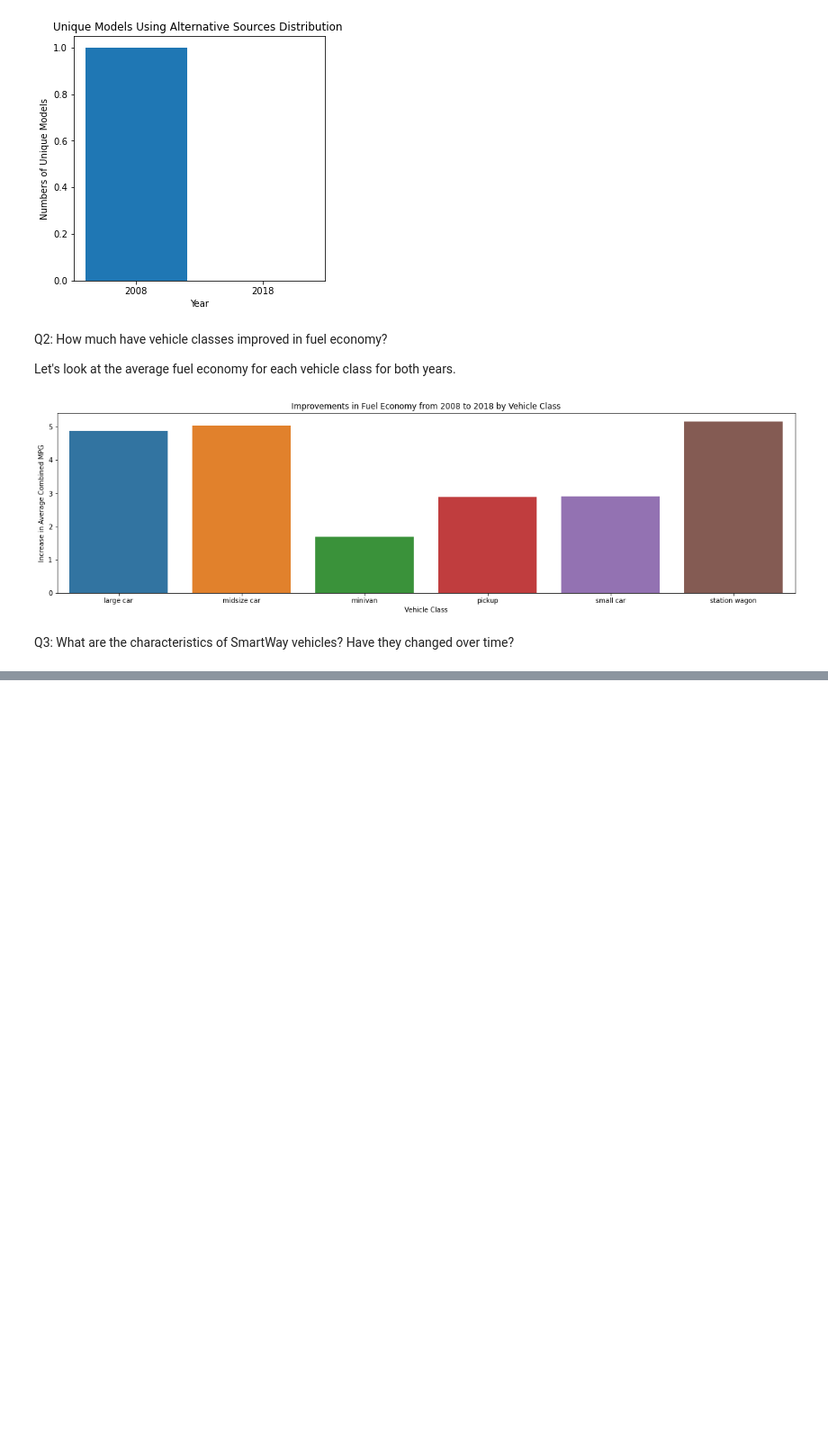
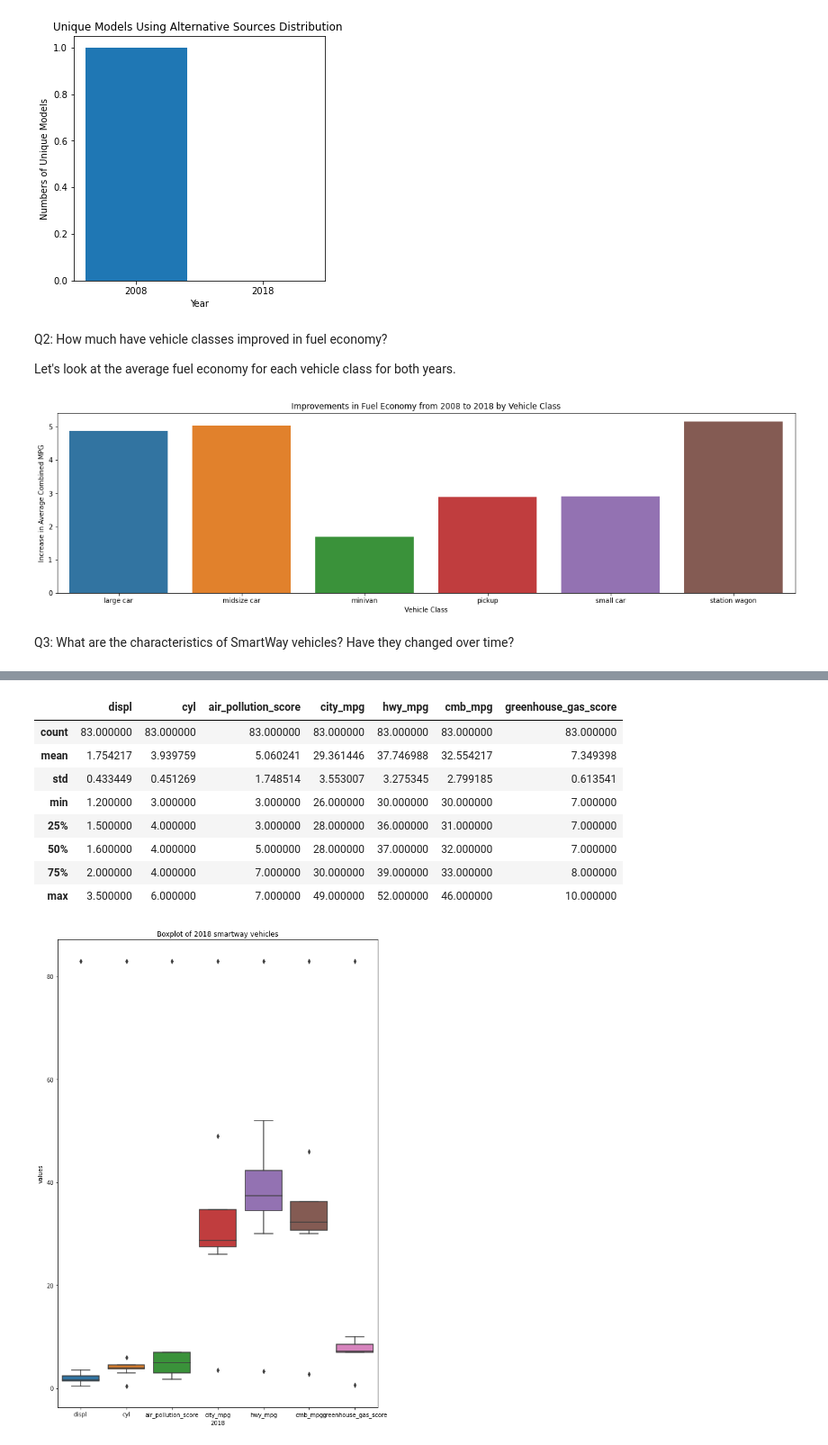
Before and after one commit to AmzadHossainrafis/fuel-economy-data-analysis, a Jupyter notebook: project_name/project.ipynb, the cells around one changed output, grey strips where cells are left out. Shown: that part at 90% size. Cells and saved outputs as stored; diff of their text form; code cells hidden in the pictures; blank space fills up the shorter version.

```diff
--- a/project_name/project.ipynb
+++ b/project_name/project.ipynb
@@ -800,0 +843,22 @@ Q3: What are the characteristics of SmartWay vehicles? Have they changed over ti
+# %%
+
+y=smart_18.describe()
+#boxplot
+plt.subplots(figsize=(10,15))
+sns.boxplot(data=y)
+plt.title('Boxplot of 2018 smartway vehicles')
+plt.xlabel('2018')
+plt.ylabel('values')
+
+y
+# %% [output]
+|  | displ | cyl | air_pollution_score | city_mpg | hwy_mpg | cmb_mpg | greenhouse_gas_score |
+| count | 83.000000 | 83.000000 | 83.000000 | 83.000000 | 83.000000 | 83.000000 | 83.000000 |
+| mean | 1.754217 | 3.939759 | 5.060241 | 29.361446 | 37.746988 | 32.554217 | 7.349398 |
+| std | 0.433449 | 0.451269 | 1.748514 | 3.553007 | 3.275345 | 2.799185 | 0.613541 |
+| min | 1.200000 | 3.000000 | 3.000000 | 26.000000 | 30.000000 | 30.000000 | 7.000000 |
+| 25% | 1.500000 | 4.000000 | 3.000000 | 28.000000 | 36.000000 | 31.000000 | 7.000000 |
+| 50% | 1.600000 | 4.000000 | 5.000000 | 28.000000 | 37.000000 | 32.000000 | 7.000000 |
+| 75% | 2.000000 | 4.000000 | 7.000000 | 30.000000 | 39.000000 | 33.000000 | 8.000000 |
+| max | 3.500000 | 6.000000 | 7.000000 | 49.000000 | 52.000000 | 46.000000 | 10.000000 |
+[figure, added]
```
Also changed, not shown: parts of 10 cells of this notebook.
